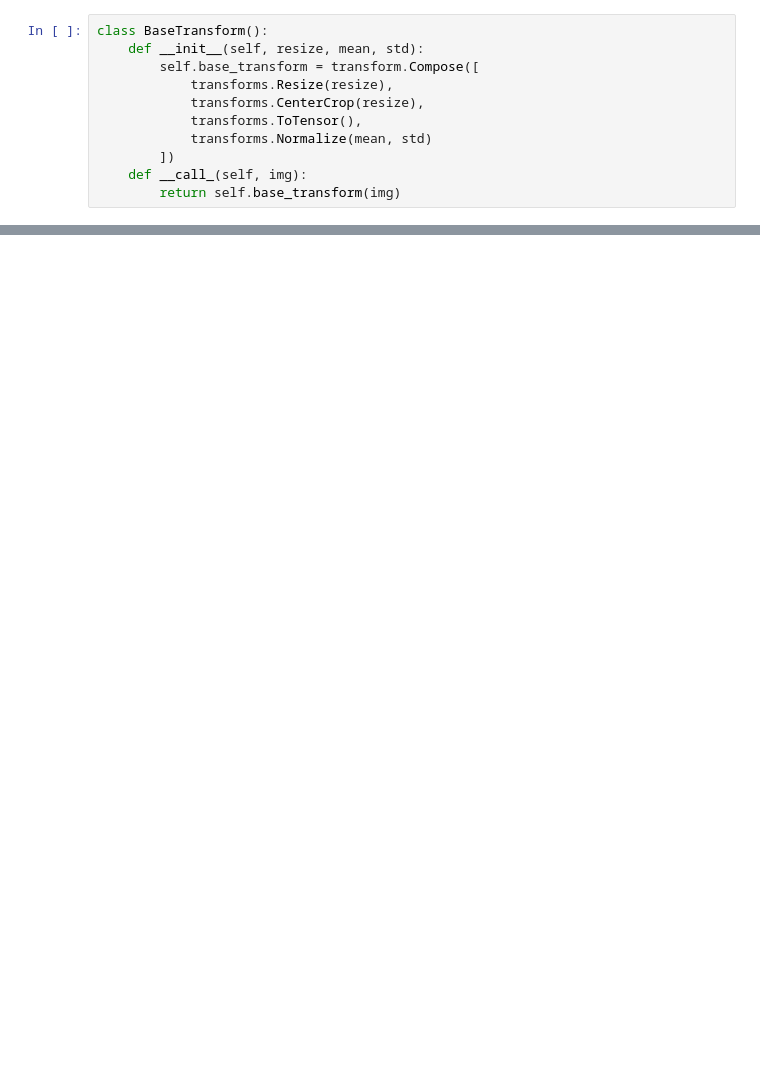
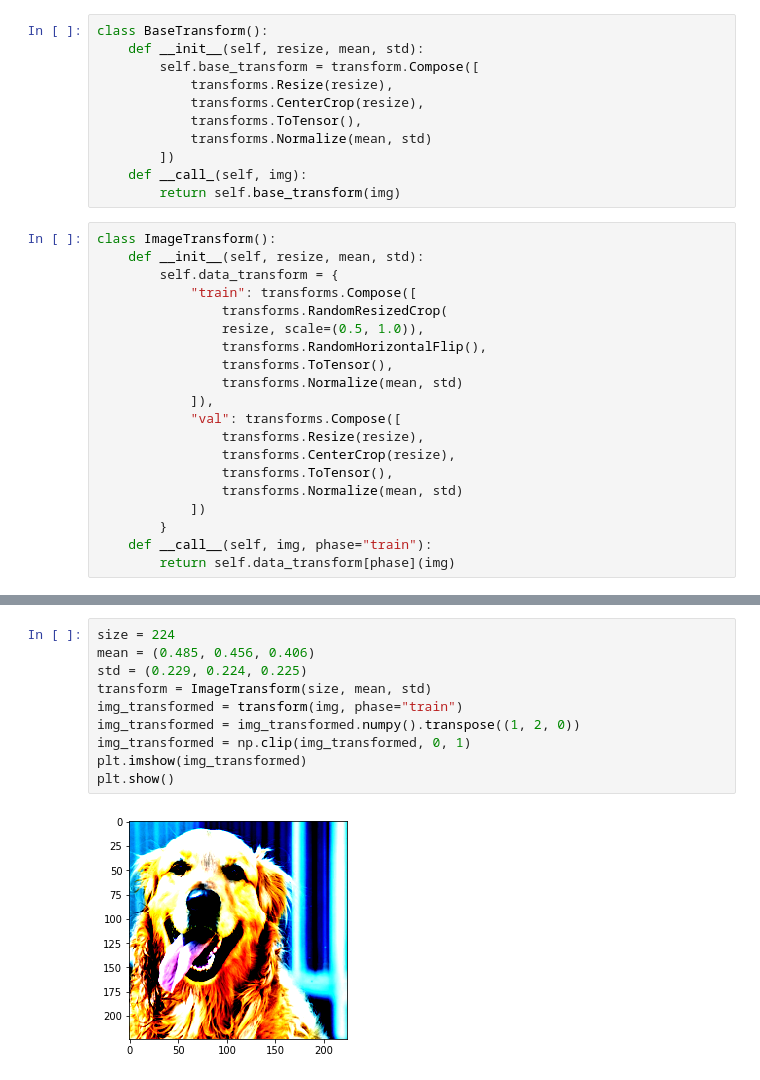
Before and after one commit to KoyanoBunsho/torch_playground, a Jupyter notebook: notebooks/chap1.ipynb, the cells around one changed output, grey strips where cells are left out. Cells and saved outputs as stored; diff of their text form; blank space fills up the shorter version.

```diff
--- a/notebooks/chap1.ipynb
+++ b/notebooks/chap1.ipynb
@@ -182,3 +136,23 @@ class BaseTransform():
         ])
     def __call_(self, img):
         return self.base_transform(img)
+# %%
+class ImageTransform():
+    def __init__(self, resize, mean, std):
+        self.data_transform = {
+            "train": transforms.Compose([
+                transforms.RandomResizedCrop(
+                resize, scale=(0.5, 1.0)),
+                transforms.RandomHorizontalFlip(),
+                transforms.ToTensor(),
+                transforms.Normalize(mean, std)
+            ]),
+            "val": transforms.Compose([
+                transforms.Resize(resize),
+                transforms.CenterCrop(resize),
+                transforms.ToTensor(),
+                transforms.Normalize(mean, std)
+            ])
+        }
+    def __call__(self, img, phase="train"):
+        return self.data_transform[phase](img)
@@ -184,0 +166,12 @@ class BaseTransform():
+# %%
+size = 224
+mean = (0.485, 0.456, 0.406)
+std = (0.229, 0.224, 0.225)
+transform = ImageTransform(size, mean, std)
+img_transformed = transform(img, phase="train")
+img_transformed = img_transformed.numpy().transpose((1, 2, 0))
+img_transformed = np.clip(img_transformed, 0, 1)
+plt.imshow(img_transformed)
+plt.show()
+# %% [output]
+[figure, added]
```
Also changed, not shown: parts of 8 cells of this notebook.
